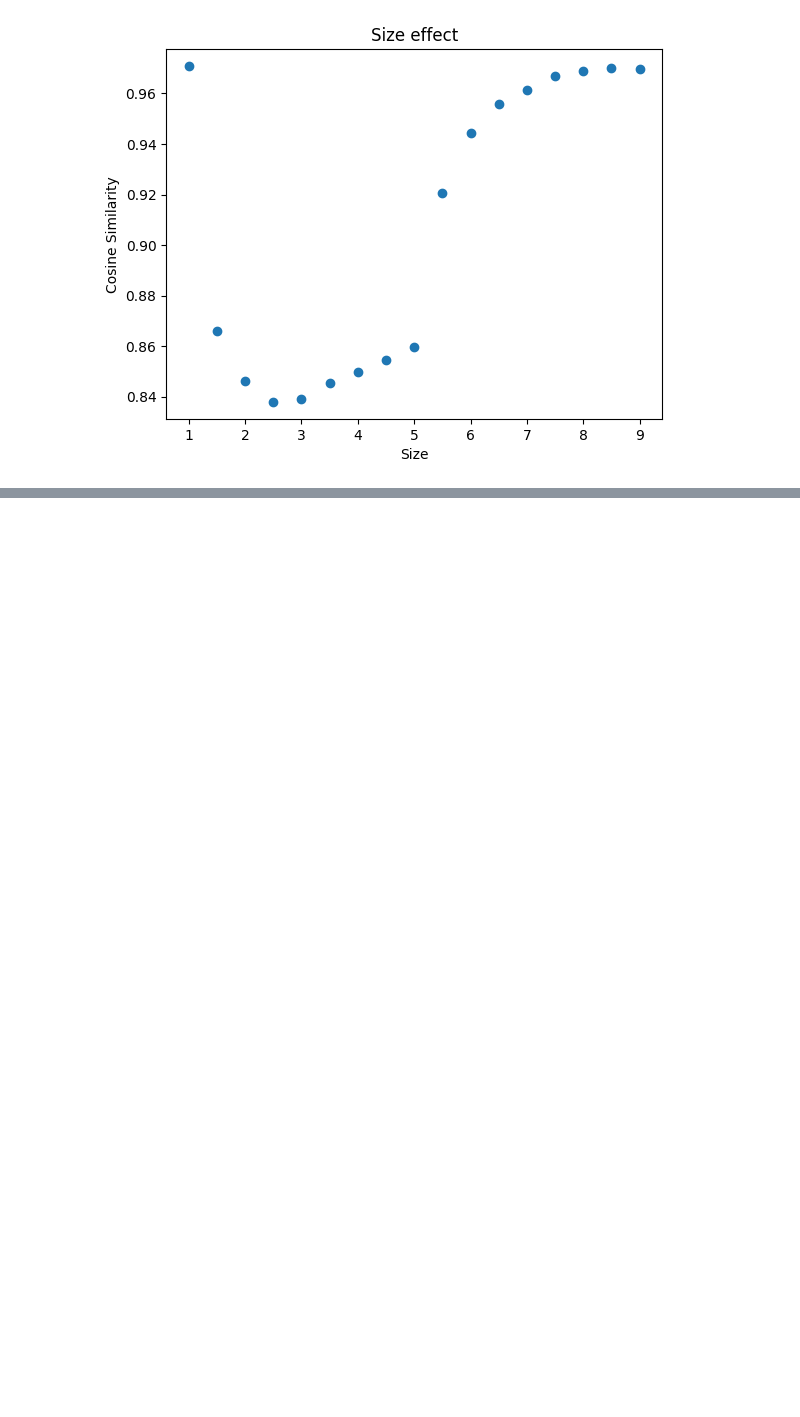
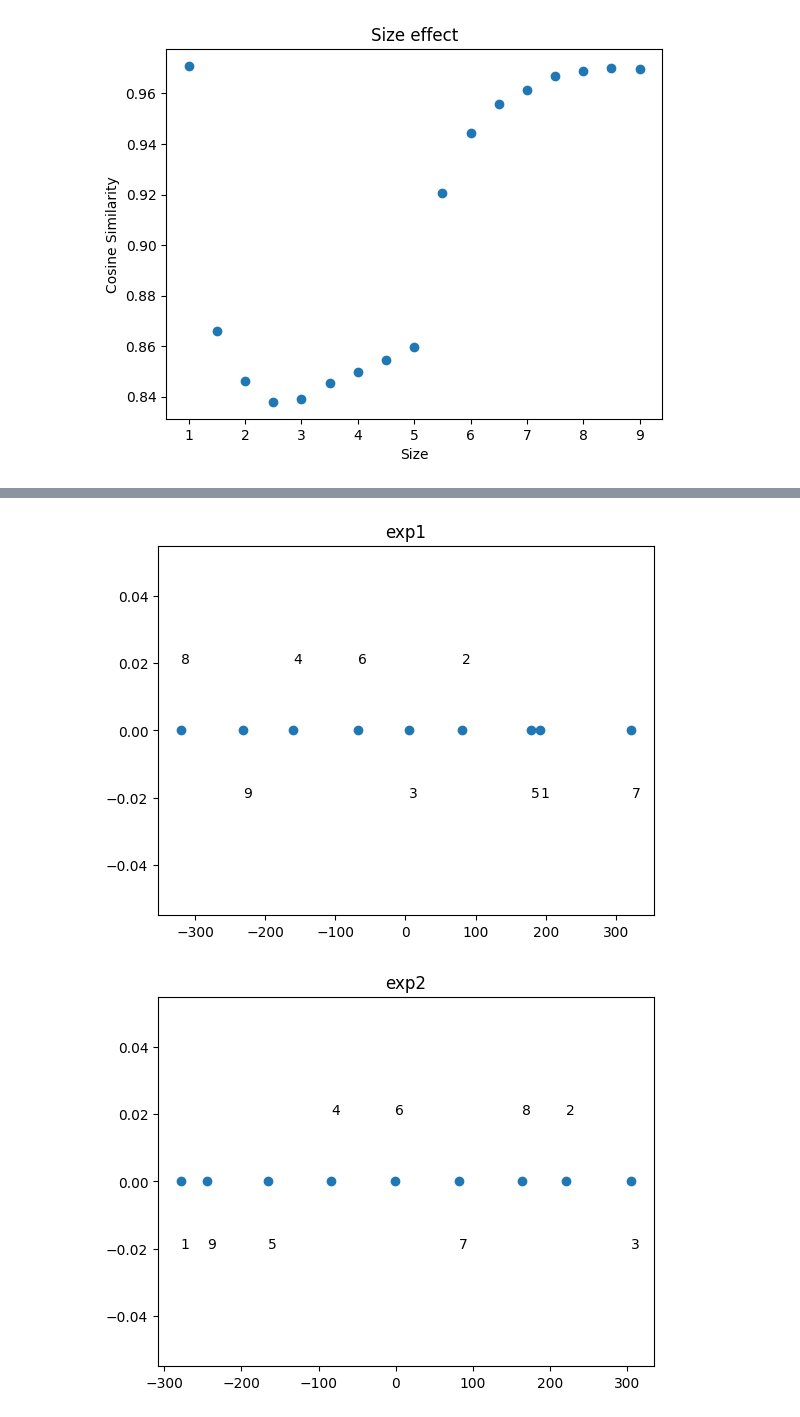
Before and after one commit to Bharat-Goyal/Numerosity-ViT, a Jupyter notebook: VIT_inference.ipynb, the cells around one changed output, grey strips where cells are left out. Drawn from its saved outputs; the diff is of its cells as text; code cells hidden in the pictures; blank space fills up the shorter version.

```diff
--- a/VIT_inference.ipynb
+++ b/VIT_inference.ipynb
@@ -145,0 +199,10 @@ plot_for_dict(bysize, 'Size')
+# %%
+handle_dict(dict1, 'exp1')
+handle_dict(dict2, 'exp2')
+handle_dict(dict3, 'exp3')
+handle_dict(dict4, 'exp4')
+handle_dict(dict5, 'exp5')
+handle_dict(dict6, 'exp6')
+# %% [output]
+[figure, added]
+[figure, added]
```
Also changed, not shown: parts of 3 cells of this notebook.
